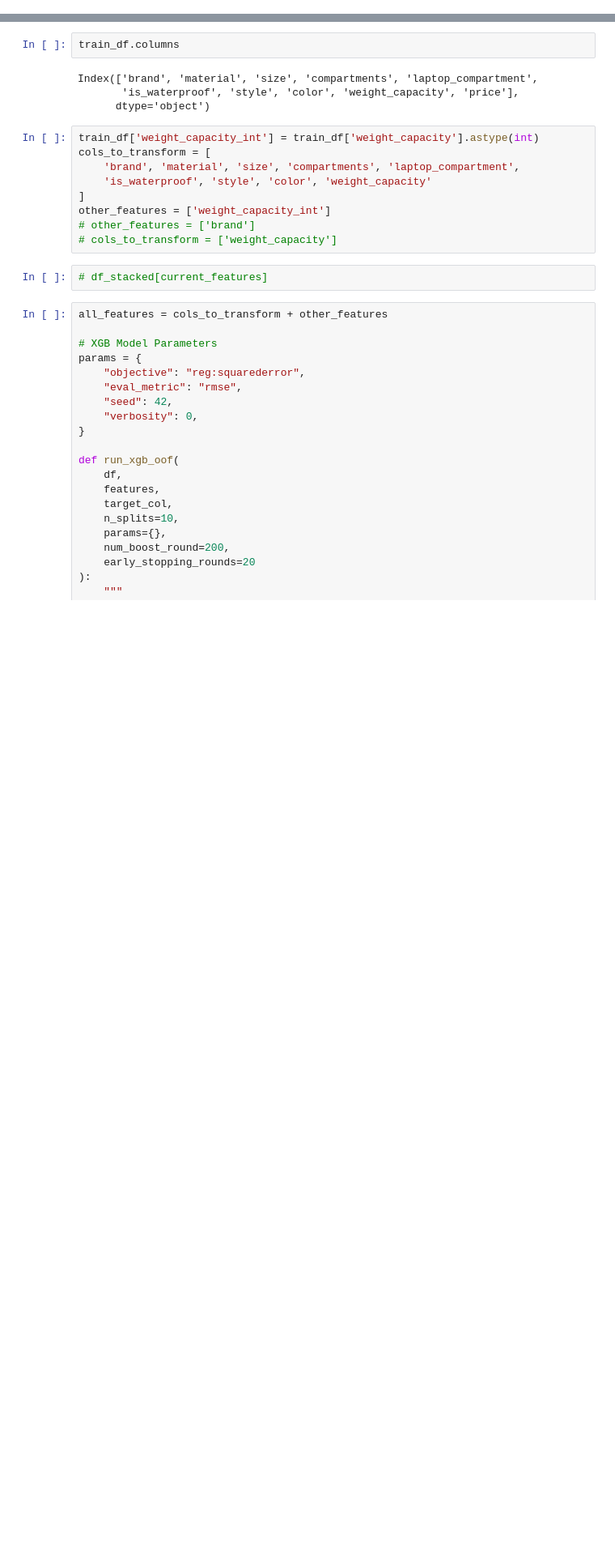
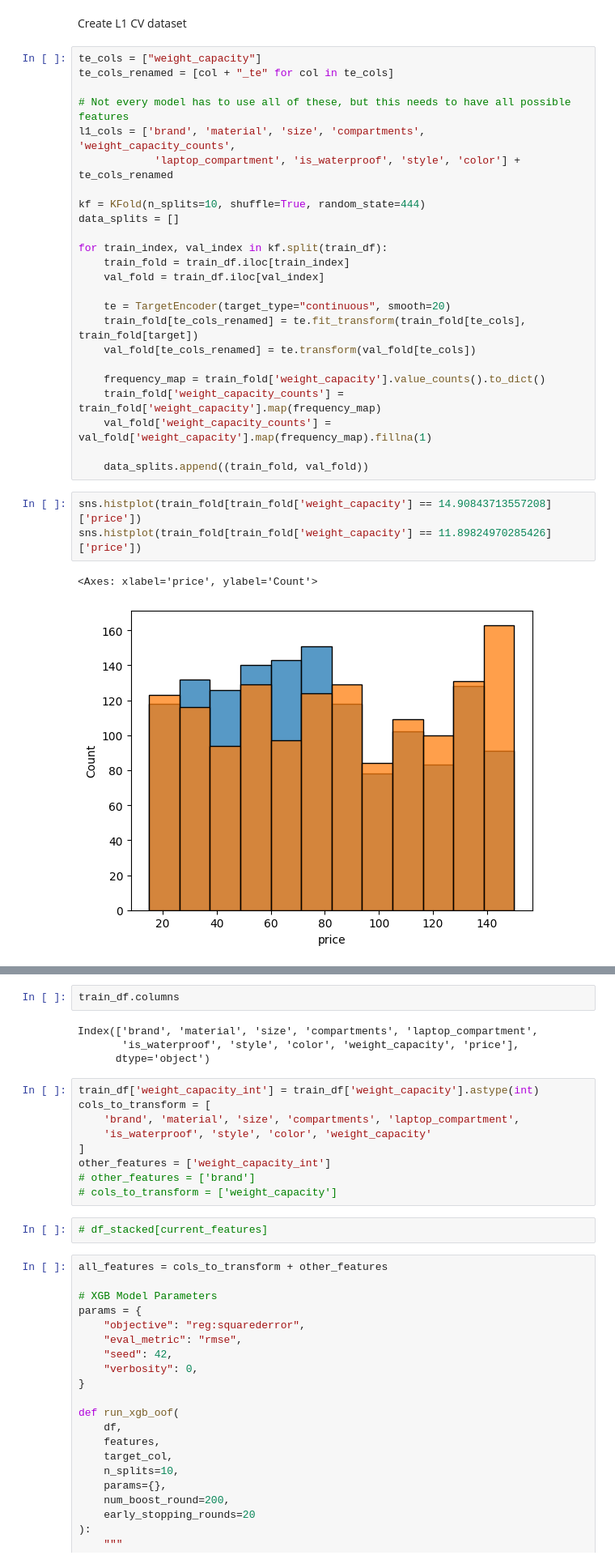
Before and after one commit to Jordanbarker/backpack-prediction-challenge, a Jupyter notebook: notebooks/04_ensemble.ipynb, the cells around one changed output, grey strips where cells are left out. Shown at 81% size. Saved outputs shown, nothing was run; the diff lists cells and outputs as text; blank space fills up the shorter version.

```diff
--- a/notebooks/04_ensemble.ipynb
+++ b/notebooks/04_ensemble.ipynb
@@ -37,0 +37,32 @@ The autoreload extension is already loaded. To reload it, use:
+# %% [markdown]
+Create L1 CV dataset
+# %%
+te_cols = ["weight_capacity"]
+te_cols_renamed = [col + "_te" for col in te_cols]
+
+# Not every model has to use all of these, but this needs to have all possible features
+l1_cols = ['brand', 'material', 'size', 'compartments', 'weight_capacity_counts',
+            'laptop_compartment', 'is_waterproof', 'style', 'color'] + te_cols_renamed
+
+kf = KFold(n_splits=10, shuffle=True, random_state=444)
+data_splits = []
+
+for train_index, val_index in kf.split(train_df):
+    train_fold = train_df.iloc[train_index]
+    val_fold = train_df.iloc[val_index]
+
+    te = TargetEncoder(target_type="continuous", smooth=20)
+    train_fold[te_cols_renamed] = te.fit_transform(train_fold[te_cols], train_fold[target])
+    val_fold[te_cols_renamed] = te.transform(val_fold[te_cols])
+
+    frequency_map = train_fold['weight_capacity'].value_counts().to_dict()
+    train_fold['weight_capacity_counts'] = train_fold['weight_capacity'].map(frequency_map)
+    val_fold['weight_capacity_counts'] = val_fold['weight_capacity'].map(frequency_map).fillna(1)
+
+    data_splits.append((train_fold, val_fold))
+# %%
+sns.histplot(train_fold[train_fold['weight_capacity'] == 14.90843713557208]['price'])
+sns.histplot(train_fold[train_fold['weight_capacity'] == 11.89824970285426]['price'])
+# %% [output]
+<Axes: xlabel='price', ylabel='Count'>
+[figure, added]
```
Also changed, not shown: parts of 28 cells of this notebook.
